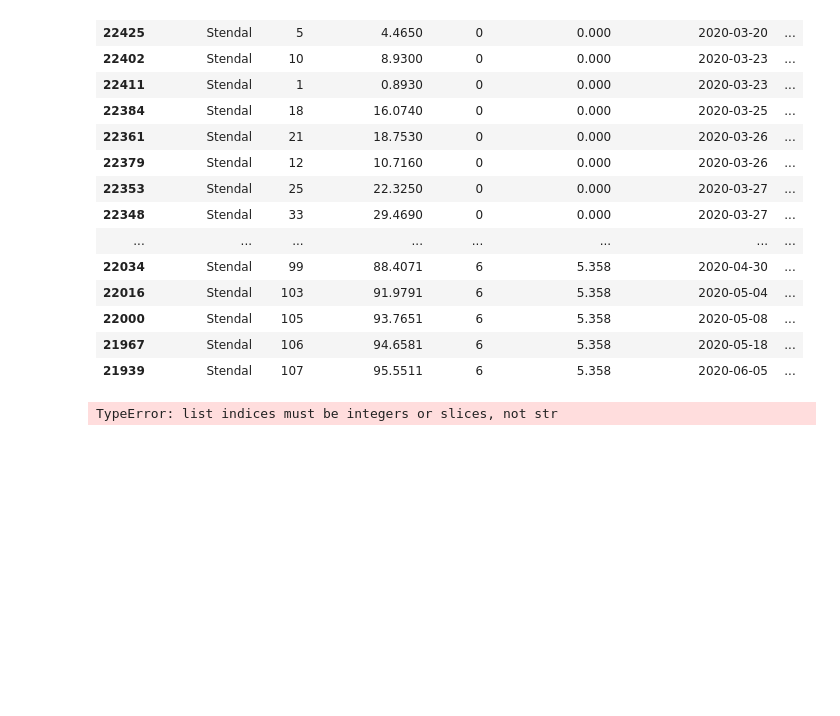
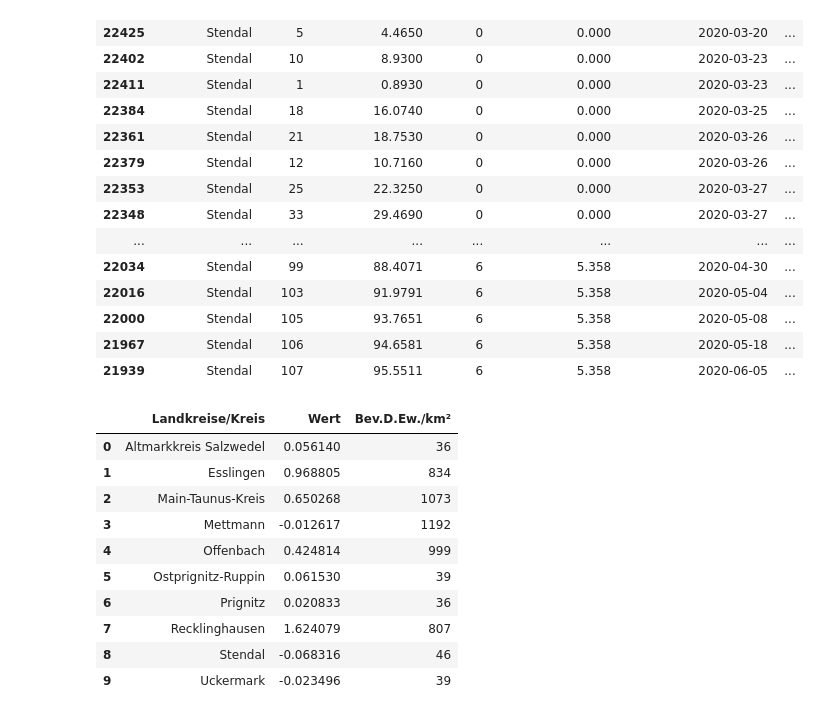
Before and after one commit to Jubo30/Data-Science-Project, a Jupyter notebook: Täglicher Zuwachs Deutschland.ipynb, the cells around one changed output. Saved outputs shown, nothing was run; the diff lists cells and outputs as text; code cells hidden in the pictures; blank space fills up the shorter version.

```diff
--- a/Täglicher Zuwachs Deutschland.ipynb
+++ b/Täglicher Zuwachs Deutschland.ipynb
@@ -983,11 +985,28 @@ See the caveats in the documentation: https://pandas.pydata.org/pandas-docs/stab
 # %%
 dichte = pd.read_csv('dichte.csv')
 dichte = dichte.drop(columns = ['KrS','UZ','BL','Kreissitz','Einw.','Fl.in km²','Karte'])
+dichteU = pd.DataFrame(columns= ['Landkreis/Kreis','Bev.D.Ew./km²'])
 
-for i in arraykreise:
-    dichteU['Dichte'] = dichte[dichte['Landkreis/Kreis'] == arraykreise[i]]
+for j in arraykreise:
+    dichteU = dichteU.append(dichte.loc[dichte['Landkreis/Kreis'] == j])
+
+dichteU = dichteU.reset_index()
+dichteU = dichteU.drop(columns = 'index')
+dichteU['Bev.D.Ew./km²'] = dichteU['Bev.D.Ew./km²'].astype(int)
-# %% [output]
-TypeError: list indices must be integers or slices, not str
 # %%
-t = {'Landkreise':arraykreise,'Wert':durchschnittlicheswachstum}
+t = {'Landkreise/Kreis':arraykreise,'Wert':durchschnittlicheswachstum}
 abc = pd.DataFrame(t)
+abc['Bev.D.Ew./km²'] = dichteU['Bev.D.Ew./km²'].astype(int)
+abc
+# %% [output]
+|  | Landkreise/Kreis | Wert | Bev.D.Ew./km² |
+| 0 | Altmarkkreis Salzwedel | 0.056140 | 36 |
+| 1 | Esslingen | 0.968805 | 834 |
+| 2 | Main-Taunus-Kreis | 0.650268 | 1073 |
+| 3 | Mettmann | -0.012617 | 1192 |
+| 4 | Offenbach | 0.424814 | 999 |
+| 5 | Ostprignitz-Ruppin | 0.061530 | 39 |
+| 6 | Prignitz | 0.020833 | 36 |
+| 7 | Recklinghausen | 1.624079 | 807 |
+| 8 | Stendal | -0.068316 | 46 |
+| 9 | Uckermark | -0.023496 | 39 |
```
Also changed, not shown: parts of 12 cells of this notebook.
